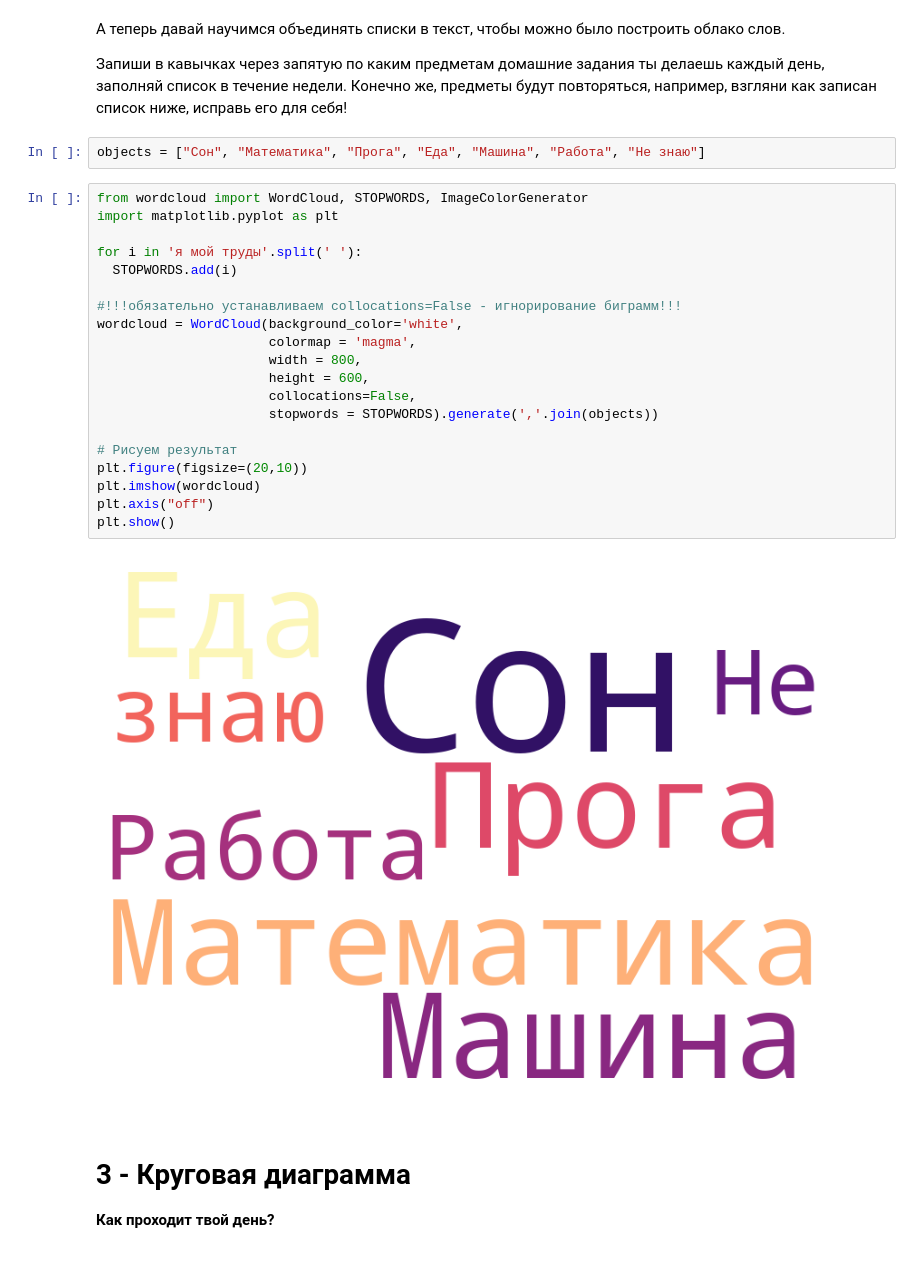
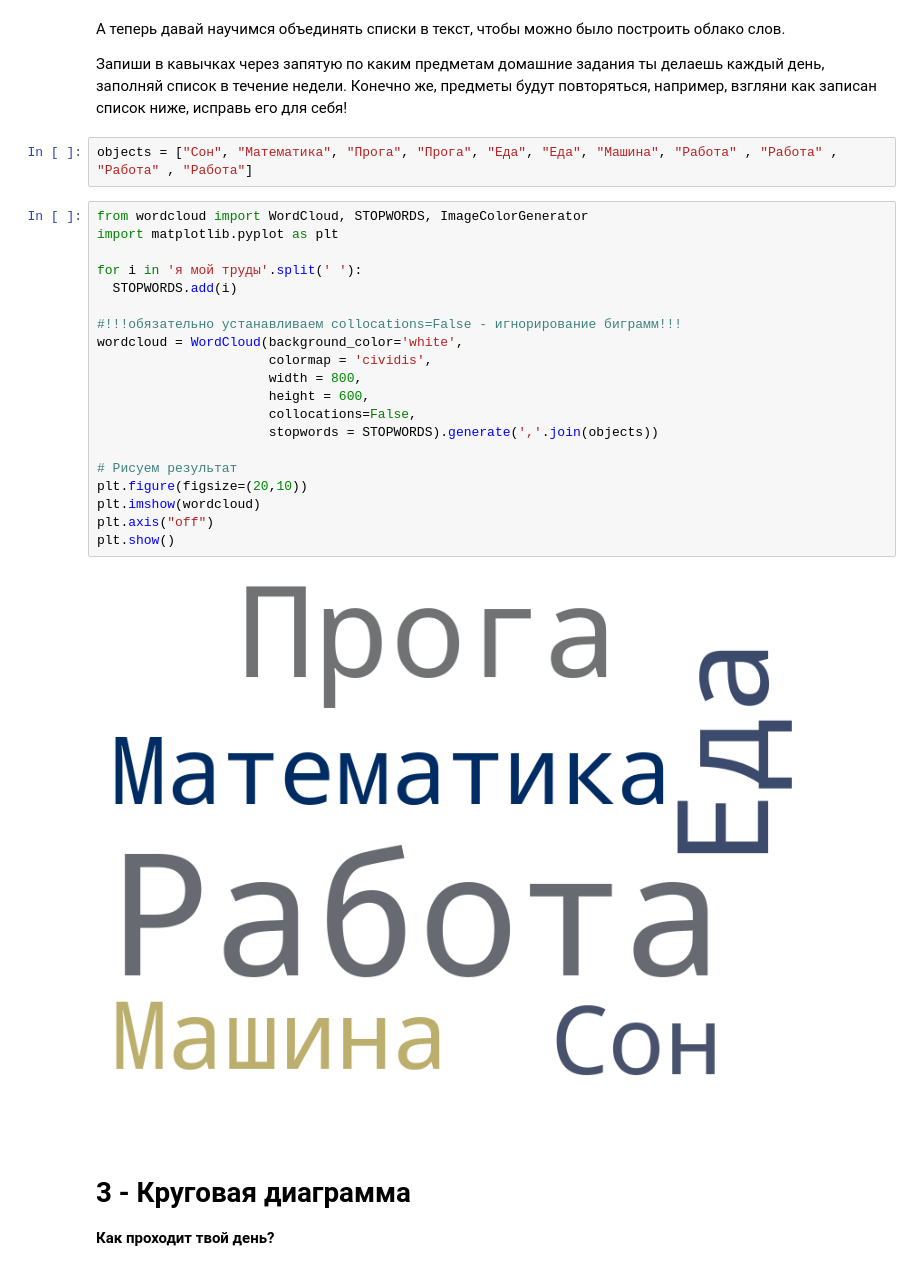
Before and after one commit to AlexanderNik2020/data_analysis_and_visualization, a Jupyter notebook: task1/task1.ipynb, the cells around one changed output. Saved outputs shown, nothing was run; the diff lists cells and outputs as text.

```diff
--- a/task1/task1.ipynb
+++ b/task1/task1.ipynb
@@ -66,29 +65,29 @@ Successfully installed wordcloud-1.8.2.2
 
 Запиши в кавычках через запятую по каким предметам домашние задания ты делаешь каждый день, заполняй список в течение недели. Конечно же, предметы будут повторяться, например, взгляни как записан список ниже, исправь его для себя!
 # %%
-objects = ["Сон", "Математика", "Прога", "Еда", "Машина", "Работа", "Не знаю"]
+objects = ["Сон", "Математика", "Прога", "Прога", "Еда", "Еда", "Машина", "Работа" , "Работа" , "Работа" , "Работа"]
 # %%
 from wordcloud import WordCloud, STOPWORDS, ImageColorGenerator
 import matplotlib.pyplot as plt
 
 for i in 'я мой труды'.split(' '):
   STOPWORDS.add(i)
 
 #!!!обязательно устанавливаем collocations=False - игнорирование биграмм!!!
 wordcloud = WordCloud(background_color='white',
-                      colormap = 'magma',
+                      colormap = 'cividis',
                       width = 800,
                       height = 600,
                       collocations=False,
                       stopwords = STOPWORDS).generate(','.join(objects))
 
 # Рисуем результат
 plt.figure(figsize=(20,10))
 plt.imshow(wordcloud)
 plt.axis("off")
 plt.show()
 # %% [output]
-[figure, old version]
+[figure, new version]
 # %% [markdown]
 # **3 - Круговая диаграмма**
 **Как проходит твой день?**
```
Also changed, not shown: parts of 19 cells of this notebook.
